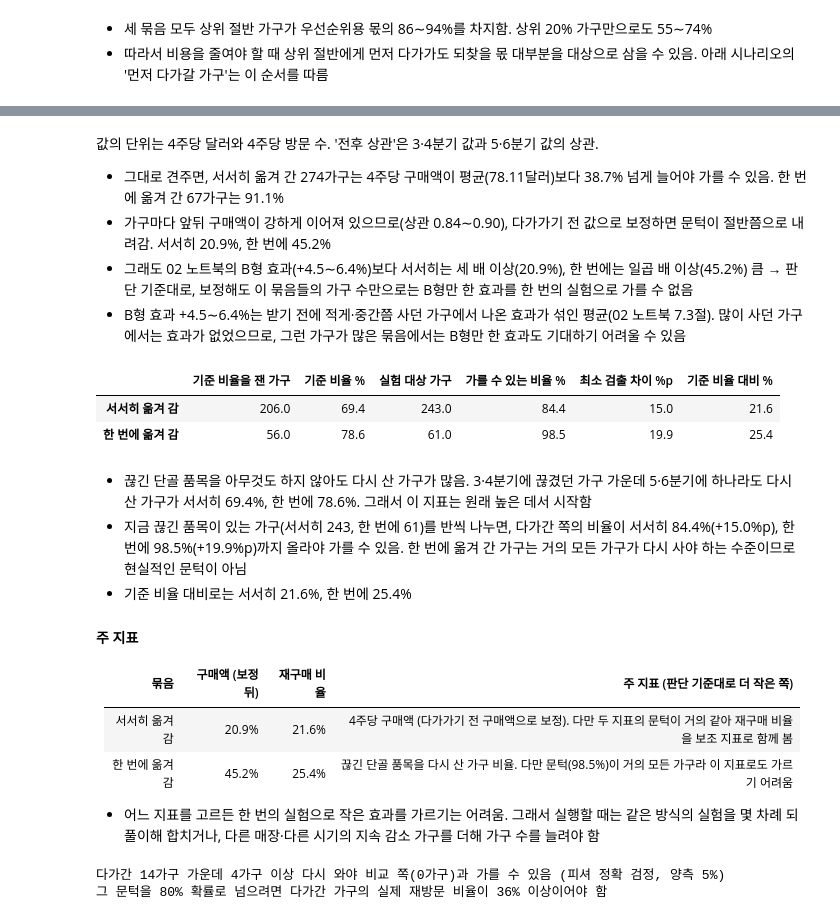
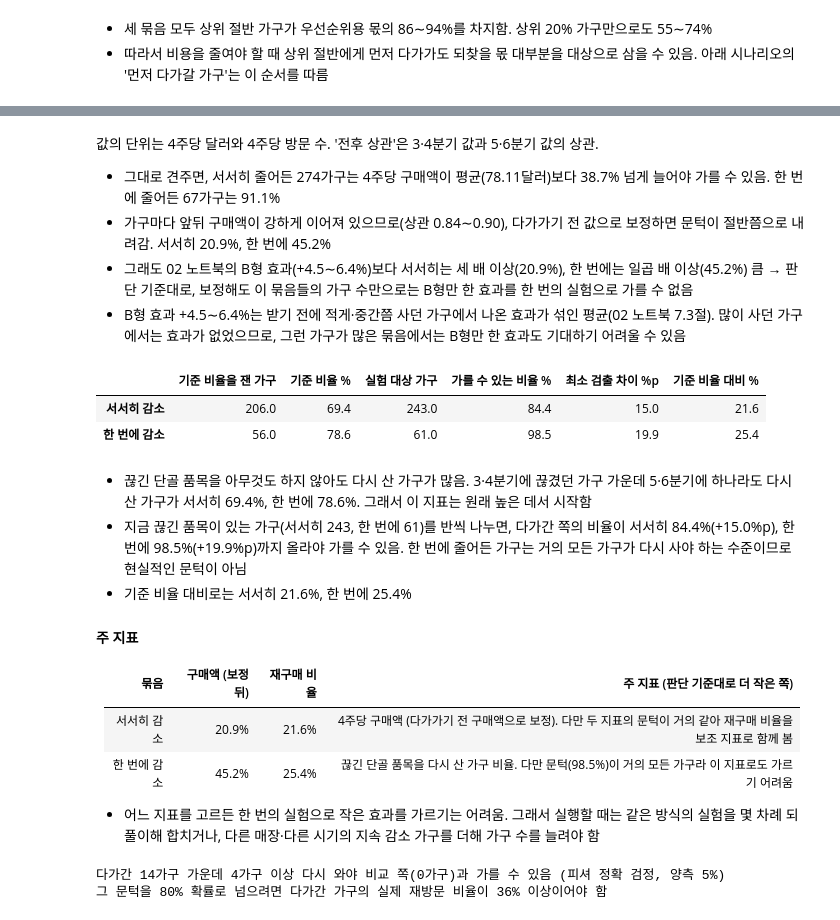
Before and after one commit to yeoldul123/my_portfolio-main, a Jupyter notebook: 02_[CRM_추세검정&매칭]_식료품_마트_이탈_방지_CRM_타기팅_분석/03_해결_방안.ipynb, the cells around one changed output, grey strips where cells are left out. Drawn from its saved outputs; the diff is of its cells as text; code cells hidden in the pictures.

```diff
--- a/02_[CRM_추세검정&매칭]_식료품_마트_이탈_방지_CRM_타기팅_분석/03_해결_방안.ipynb
+++ b/02_[CRM_추세검정&매칭]_식료품_마트_이탈_방지_CRM_타기팅_분석/03_해결_방안.ipynb
@@ -352,7 +352,7 @@ p34, p56 = per4([3, 4]), per4([5, 6])
 # 최소 검출 효과 (helpers에 검정력 계산 함수가 없어 statsmodels로 직접 계산)
 from statsmodels.stats.power import TTestIndPower, NormalIndPower
 rows = {}
-for name in ["서서히 옮겨 감", "한 번에 옮겨 감"]:
+for name in ["서서히 감소", "한 번에 감소"]:
     keys = groups.index[groups.eq(name)]
     d_min = TTestIndPower().solve_power(nobs1=len(keys) // 2, alpha=0.05, power=0.8, ratio=(len(keys) - len(keys) // 2) / (len(keys) // 2))
     for col in ["구매액", "방문 수"]:
@@ -373,46 +373,46 @@ with pd.option_context("display.float_format", "{:,.2f}".format):
 # %% [markdown]
 값의 단위는 4주당 달러와 4주당 방문 수. '전후 상관'은 3·4분기 값과 5·6분기 값의 상관.
 
-- 그대로 견주면, 서서히 옮겨 간 274가구는 4주당 구매액이 평균(78.11달러)보다 38.7% 넘게 늘어야 가를 수 있음. 한 번에 옮겨 간 67가구는 91.1%
+- 그대로 견주면, 서서히 줄어든 274가구는 4주당 구매액이 평균(78.11달러)보다 38.7% 넘게 늘어야 가를 수 있음. 한 번에 줄어든 67가구는 91.1%
 - 가구마다 앞뒤 구매액이 강하게 이어져 있으므로(상관 0.84∼0.90), 다가가기 전 값으로 보정하면 문턱이 절반쯤으로 내려감. 서서히 20.9%, 한 번에 45.2%
 - 그래도 02 노트북의 B형 효과(+4.5∼6.4%)보다 서서히는 세 배 이상(20.9%), 한 번에는 일곱 배 이상(45.2%) 큼 → 판단 기준대로, 보정해도 이 묶음들의 가구 수만으로는 B형만 한 효과를 한 번의 실험으로 가를 수 없음
 - B형 효과 +4.5∼6.4%는 받기 전에 적게·중간쯤 사던 가구에서 나온 효과가 섞인 평균(02 노트북 7.3절). 많이 사던 가구에서는 효과가 없었으므로, 그런 가구가 많은 묶음에서는 B형만 한 효과도 기대하기 어려울 수 있음
 # %%
 # 재구매 비율의 기준 비율: 1·2분기 단골 품목이 3·4분기에 끊겼던 가구 가운데 5·6분기에 그 품목을 다시 산 가구 비율
 bought = {qs: xq[xq["분기"].isin(qs) & xq["household_key"].isin(groups.index)]
              .groupby("household_key")["COMMODITY_DESC"].agg(lambda s: set(s.dropna())) for qs in [(3, 4), (5, 6)]}
 reg2 = reg.copy()
 reg2["3·4분기 끊김"] = [c not in bought[(3, 4)].get(k, set()) for k, c in zip(reg2["household_key"], reg2["COMMODITY_DESC"])]
 reg2["5·6분기 다시 삼"] = [c in bought[(5, 6)].get(k, set()) for k, c in zip(reg2["household_key"], reg2["COMMODITY_DESC"])]
 cut34 = reg2[reg2["3·4분기 끊김"]]
 back = cut34.groupby("household_key")["5·6분기 다시 삼"].any()
 
 rows = {}
-for name in ["서서히 옮겨 감", "한 번에 옮겨 감"]:
+for name in ["서서히 감소", "한 번에 감소"]:
     b = back[back.index.isin(groups.index[groups.eq(name)])]
     p0 = b.mean()
     n = int((per_hh.loc[per_hh["묶음"].eq(name), "끊긴 단골 품목 수"] > 0).sum())   # 실험 대상: 지금 끊긴 품목이 있는 가구
     h = NormalIndPower().solve_power(nobs1=n // 2, alpha=0.05, power=0.8, ratio=(n - n // 2) / (n // 2))
     p1 = np.sin(np.arcsin(np.sqrt(p0)) + h / 2) ** 2          # 코언의 h를 비율로 되돌림
     rows[name] = {"기준 비율을 잰 가구": len(b), "기준 비율 %": p0 * 100, "실험 대상 가구": n,
                   "가를 수 있는 비율 %": p1 * 100, "최소 검출 차이 %p": (p1 - p0) * 100,
                   "기준 비율 대비 %": (p1 - p0) / p0 * 100}
 pd.DataFrame(rows).T
 # %% [output]
 |  | 기준 비율을 잰 가구 | 기준 비율 % | 실험 대상 가구 | 가를 수 있는 비율 % | 최소 검출 차이 %p | 기준 비율 대비 % |
-| 서서히 옮겨 감 | 206.0 | 69.4 | 243.0 | 84.4 | 15.0 | 21.6 |
-| 한 번에 옮겨 감 | 56.0 | 78.6 | 61.0 | 98.5 | 19.9 | 25.4 |
+| 서서히 감소 | 206.0 | 69.4 | 243.0 | 84.4 | 15.0 | 21.6 |
+| 한 번에 감소 | 56.0 | 78.6 | 61.0 | 98.5 | 19.9 | 25.4 |
 # %% [markdown]
 - 끊긴 단골 품목을 아무것도 하지 않아도 다시 산 가구가 많음. 3·4분기에 끊겼던 가구 가운데 5·6분기에 하나라도 다시 산 가구가 서서히 69.4%, 한 번에 78.6%. 그래서 이 지표는 원래 높은 데서 시작함
-- 지금 끊긴 품목이 있는 가구(서서히 243, 한 번에 61)를 반씩 나누면, 다가간 쪽의 비율이 서서히 84.4%(+15.0%p), 한 번에 98.5%(+19.9%p)까지 올라야 가를 수 있음. 한 번에 옮겨 간 가구는 거의 모든 가구가 다시 사야 하는 수준이므로 현실적인 문턱이 아님
+- 지금 끊긴 품목이 있는 가구(서서히 243, 한 번에 61)를 반씩 나누면, 다가간 쪽의 비율이 서서히 84.4%(+15.0%p), 한 번에 98.5%(+19.9%p)까지 올라야 가를 수 있음. 한 번에 줄어든 가구는 거의 모든 가구가 다시 사야 하는 수준이므로 현실적인 문턱이 아님
 - 기준 비율 대비로는 서서히 21.6%, 한 번에 25.4%
 
 #### 주 지표
 
 | 묶음 | 구매액 (보정 뒤) | 재구매 비율 | 주 지표 (판단 기준대로 더 작은 쪽) |
 |---|---|---|---|
-| 서서히 옮겨 감 | 20.9% | 21.6% | 4주당 구매액 (다가가기 전 구매액으로 보정). 다만 두 지표의 문턱이 거의 같아 재구매 비율을 보조 지표로 함께 봄 |
-| 한 번에 옮겨 감 | 45.2% | 25.4% | 끊긴 단골 품목을 다시 산 가구 비율. 다만 문턱(98.5%)이 거의 모든 가구라 이 지표로도 가르기 어려움 |
+| 서서히 감소 | 20.9% | 21.6% | 4주당 구매액 (다가가기 전 구매액으로 보정). 다만 두 지표의 문턱이 거의 같아 재구매 비율을 보조 지표로 함께 봄 |
+| 한 번에 감소 | 45.2% | 25.4% | 끊긴 단골 품목을 다시 산 가구 비율. 다만 문턱(98.5%)이 거의 모든 가구라 이 지표로도 가르기 어려움 |
 
 - 어느 지표를 고르든 한 번의 실험으로 작은 효과를 가르기는 어려움. 그래서 실행할 때는 같은 방식의 실험을 몇 차례 되풀이해 합치거나, 다른 매장·다른 시기의 지속 감소 가구를 더해 가구 수를 늘려야 함
 # %%
```
Also changed, not shown: parts of 15 cells of this notebook, 1 other file.
